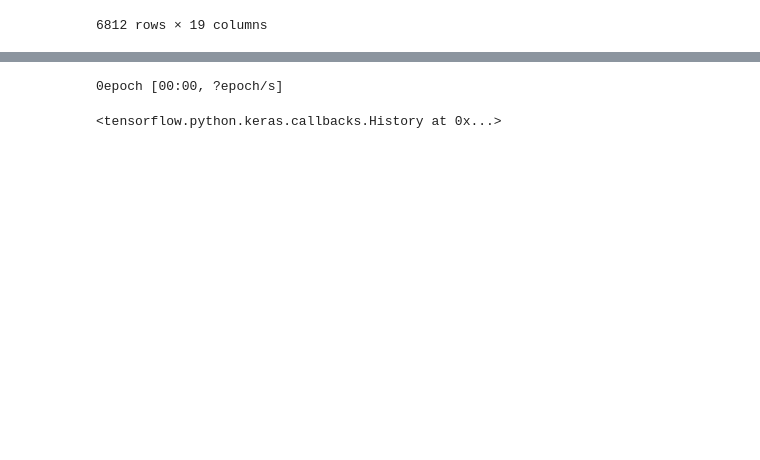
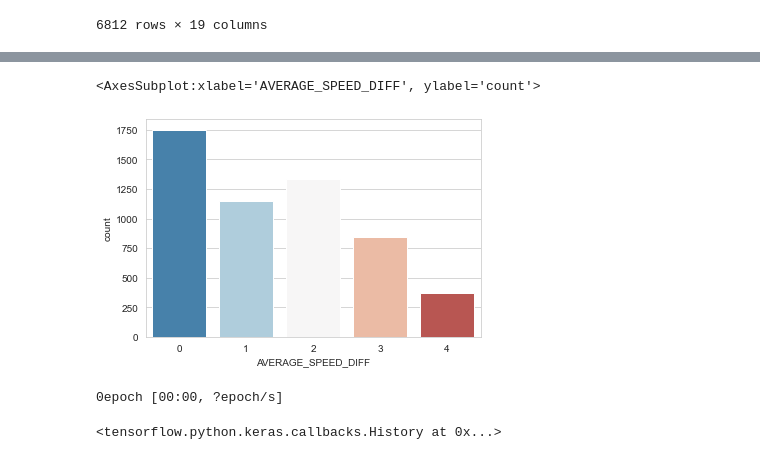
Before and after one commit to Obsessi0n/TrafficPrediction, a Jupyter notebook: Notebook/DeepLearning.ipynb, the cells around one changed output, grey strips where cells are left out. Drawn from its saved outputs; the diff is of its cells as text; code cells hidden in the pictures; blank space fills up the shorter version.

```diff
--- a/Notebook/DeepLearning.ipynb
+++ b/Notebook/DeepLearning.ipynb
@@ -285,3 +293,8 @@ X_train, X_test, y_train, y_test = train_test_split(X, y, test_size=0.50, random
+# %%
+sns.countplot(x='AVERAGE_SPEED_DIFF', data = pd.DataFrame(y_train, columns=['AVERAGE_SPEED_DIFF']), palette='RdBu_r')
+# %% [output]
+<AxesSubplot:xlabel='AVERAGE_SPEED_DIFF', ylabel='count'>
+[figure, added]
 # %%
 from sklearn.preprocessing import StandardScaler
 sc = StandardScaler()
```
Also changed, not shown: parts of 6 cells of this notebook.
